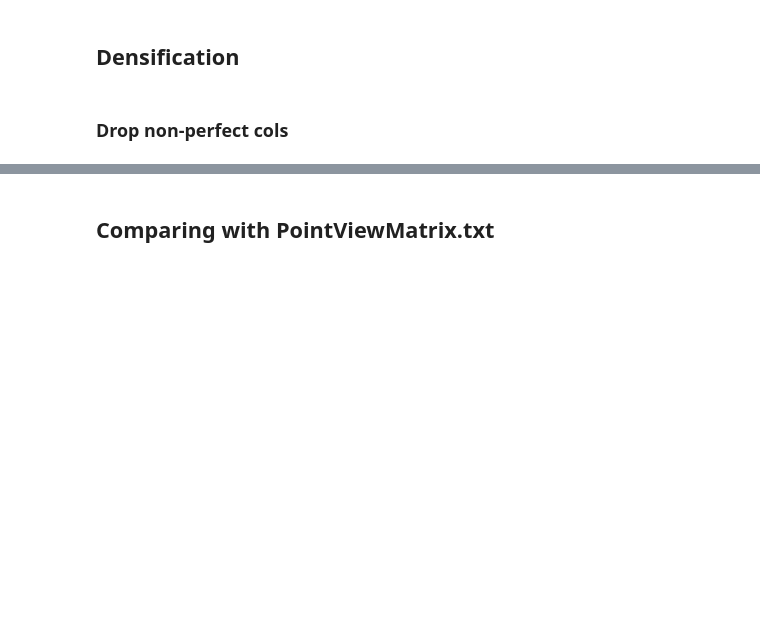
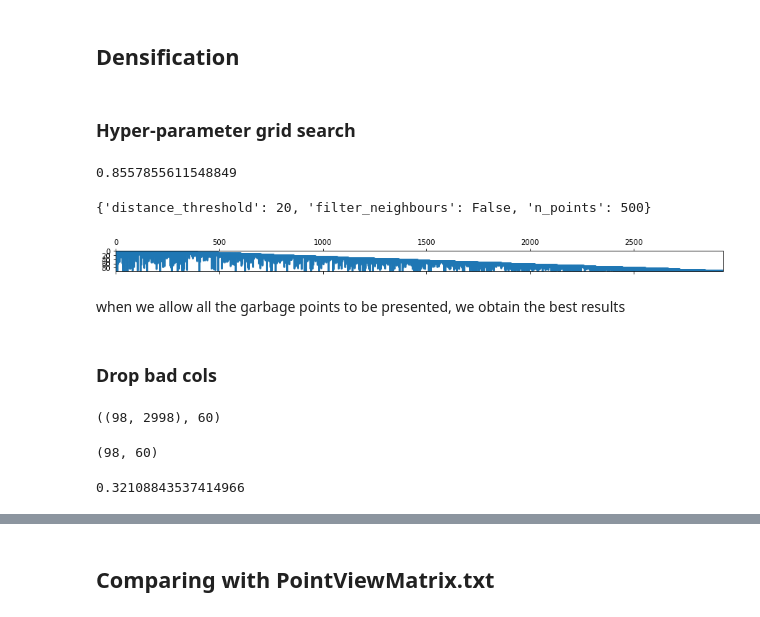
Before and after one commit to OlegBEZb/CV2_UVA_assignments, a Jupyter notebook: assignment2/src/detailed_experiments.ipynb, the cells around one changed output, grey strips where cells are left out. Saved outputs shown, nothing was run; the diff lists cells and outputs as text; code cells hidden in the pictures; blank space fills up the shorter version.

```diff
--- a/assignment2/src/detailed_experiments.ipynb
+++ b/assignment2/src/detailed_experiments.ipynb
@@ -310,5 +314,5 @@ from chaining import get_names_image_pair, chaining
 # %%
 sparse_fill_value=-1e-4
 # %%
-PVM = chaining(sparse_fill_value=sparse_fill_value,
-               n_points=500, distance_threshold=1,) # a lot of points but very careful
+PVM = chaining(sparse_fill_value=sparse_fill_value, n_points=500,
+               filter_neighbours=True, distance_threshold=1,) # a lot of points but very careful
@@ -380,2 +341,4 @@ PVM.shape
 # %% [markdown]
 ## Densification
+# %% [markdown]
+### Hyper-parameter grid search
@@ -382,2 +366,35 @@ PVM.shape
+# %%
+lowest_sparsity
+# %% [output]
+0.8557855611548849
+# %%
+best_params
+# %% [output]
+{'distance_threshold': 20, 'filter_neighbours': False, 'n_points': 500}
+# %%
+plt.figure(figsize=(15, 10))
+plt.spy(PVM, precision=-sparse_fill_value, markersize = 1);
+# %% [output]
+[figure, added]
+# %% [markdown]
+when we allow all the garbage points to be presented, we obtain the best results
 # %% [markdown]
-### Drop non-perfect cols
+### Drop bad cols
+# %%
+column_pureness = 0.5
+cols_to_keep = []
+for i in range(PVM.shape[1]):
+    if np.sum(PVM[:, i] == sparse_fill_value) < PVM.shape[0]*0.5:
+        cols_to_keep.append(i)
+PVM.shape, len(cols_to_keep)
+# %% [output]
+((98, 2998), 60)
+# %%
+PVM_dense_cols = PVM[:, cols_to_keep]
+PVM_dense_cols.shape
+# %% [output]
+(98, 60)
+# %%
+calc_sparsity(PVM_dense_cols, sparse_fill_value)
+# %% [output]
+0.32108843537414966
```
Also changed, not shown: parts of 24 cells of this notebook, 3 other files.
